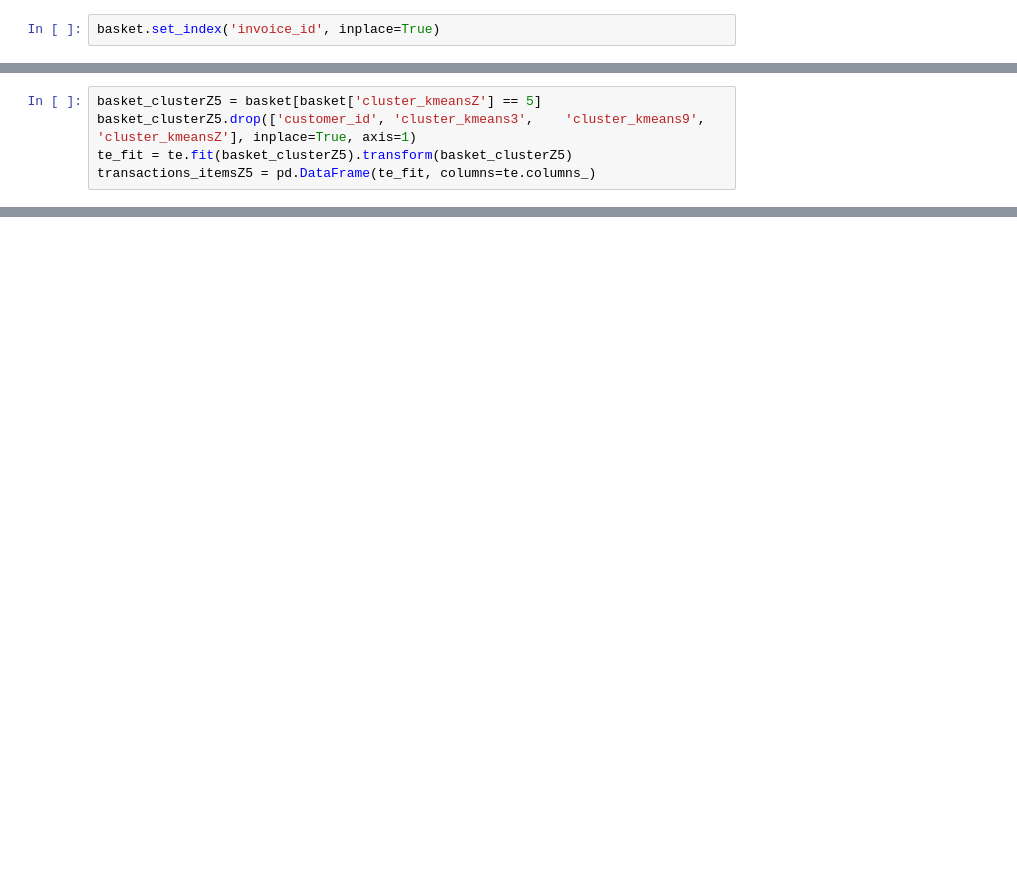
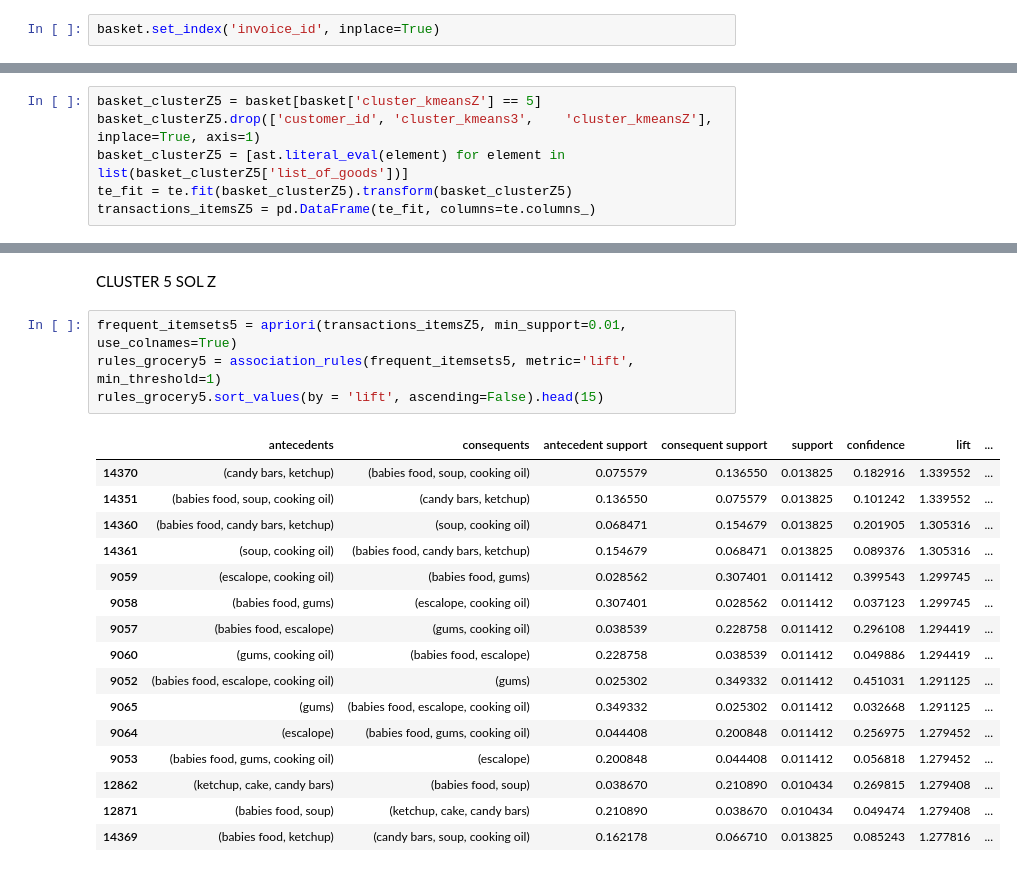
Before and after one commit to shaulleo/ProjetoML, a Jupyter notebook: ML II - Association Rules.ipynb, the cells around one changed output, grey strips where cells are left out. Drawn from its saved outputs; the diff is of its cells as text; blank space fills up the shorter version.

```diff
--- a/ML II - Association Rules.ipynb
+++ b/ML II - Association Rules.ipynb
@@ -114,7 +123,8 @@ te_fit = te.fit(basket_clusterZ4).transform(basket_clusterZ4)
 transactions_itemsZ4 = pd.DataFrame(te_fit, columns=te.columns_)
 # %%
 basket_clusterZ5 = basket[basket['cluster_kmeansZ'] == 5]
-basket_clusterZ5.drop(['customer_id', 'cluster_kmeans3',	'cluster_kmeans9', 	'cluster_kmeansZ'], inplace=True, axis=1)
+basket_clusterZ5.drop(['customer_id', 'cluster_kmeans3', 	'cluster_kmeansZ'], inplace=True, axis=1)
+basket_clusterZ5 = [ast.literal_eval(element) for element in list(basket_clusterZ5['list_of_goods'])]
 te_fit = te.fit(basket_clusterZ5).transform(basket_clusterZ5)
 transactions_itemsZ5 = pd.DataFrame(te_fit, columns=te.columns_)
 # %%
@@ -124,0 +275,23 @@ transactions_itemsZ6 = pd.DataFrame(te_fit, columns=te.columns_)
+# %% [markdown]
+CLUSTER 5 SOL Z
+# %%
+frequent_itemsets5 = apriori(transactions_itemsZ5, min_support=0.01, use_colnames=True)
+rules_grocery5 = association_rules(frequent_itemsets5, metric='lift', min_threshold=1)
+rules_grocery5.sort_values(by = 'lift', ascending=False).head(15)
+# %% [output]
+|  | antecedents | consequents | antecedent support | consequent support | support | confidence | lift | ... |
+| 14370 | (candy bars, ketchup) | (babies food, soup, cooking oil) | 0.075579 | 0.136550 | 0.013825 | 0.182916 | 1.339552 | ... |
+| 14351 | (babies food, soup, cooking oil) | (candy bars, ketchup) | 0.136550 | 0.075579 | 0.013825 | 0.101242 | 1.339552 | ... |
+| 14360 | (babies food, candy bars, ketchup) | (soup, cooking oil) | 0.068471 | 0.154679 | 0.013825 | 0.201905 | 1.305316 | ... |
+| 14361 | (soup, cooking oil) | (babies food, candy bars, ketchup) | 0.154679 | 0.068471 | 0.013825 | 0.089376 | 1.305316 | ... |
+| 9059 | (escalope, cooking oil) | (babies food, gums) | 0.028562 | 0.307401 | 0.011412 | 0.399543 | 1.299745 | ... |
+| 9058 | (babies food, gums) | (escalope, cooking oil) | 0.307401 | 0.028562 | 0.011412 | 0.037123 | 1.299745 | ... |
+| 9057 | (babies food, escalope) | (gums, cooking oil) | 0.038539 | 0.228758 | 0.011412 | 0.296108 | 1.294419 | ... |
+| 9060 | (gums, cooking oil) | (babies food, escalope) | 0.228758 | 0.038539 | 0.011412 | 0.049886 | 1.294419 | ... |
+| 9052 | (babies food, escalope, cooking oil) | (gums) | 0.025302 | 0.349332 | 0.011412 | 0.451031 | 1.291125 | ... |
+| 9065 | (gums) | (babies food, escalope, cooking oil) | 0.349332 | 0.025302 | 0.011412 | 0.032668 | 1.291125 | ... |
+| 9064 | (escalope) | (babies food, gums, cooking oil) | 0.044408 | 0.200848 | 0.011412 | 0.256975 | 1.279452 | ... |
+| 9053 | (babies food, gums, cooking oil) | (escalope) | 0.200848 | 0.044408 | 0.011412 | 0.056818 | 1.279452 | ... |
+| 12862 | (ketchup, cake, candy bars) | (babies food, soup) | 0.038670 | 0.210890 | 0.010434 | 0.269815 | 1.279408 | ... |
+| 12871 | (babies food, soup) | (ketchup, cake, candy bars) | 0.210890 | 0.038670 | 0.010434 | 0.049474 | 1.279408 | ... |
+| 14369 | (babies food, ketchup) | (candy bars, soup, cooking oil) | 0.162178 | 0.066710 | 0.013825 | 0.085243 | 1.277816 | ... |
```
Also changed, not shown: parts of 28 cells of this notebook, 2 other files.
